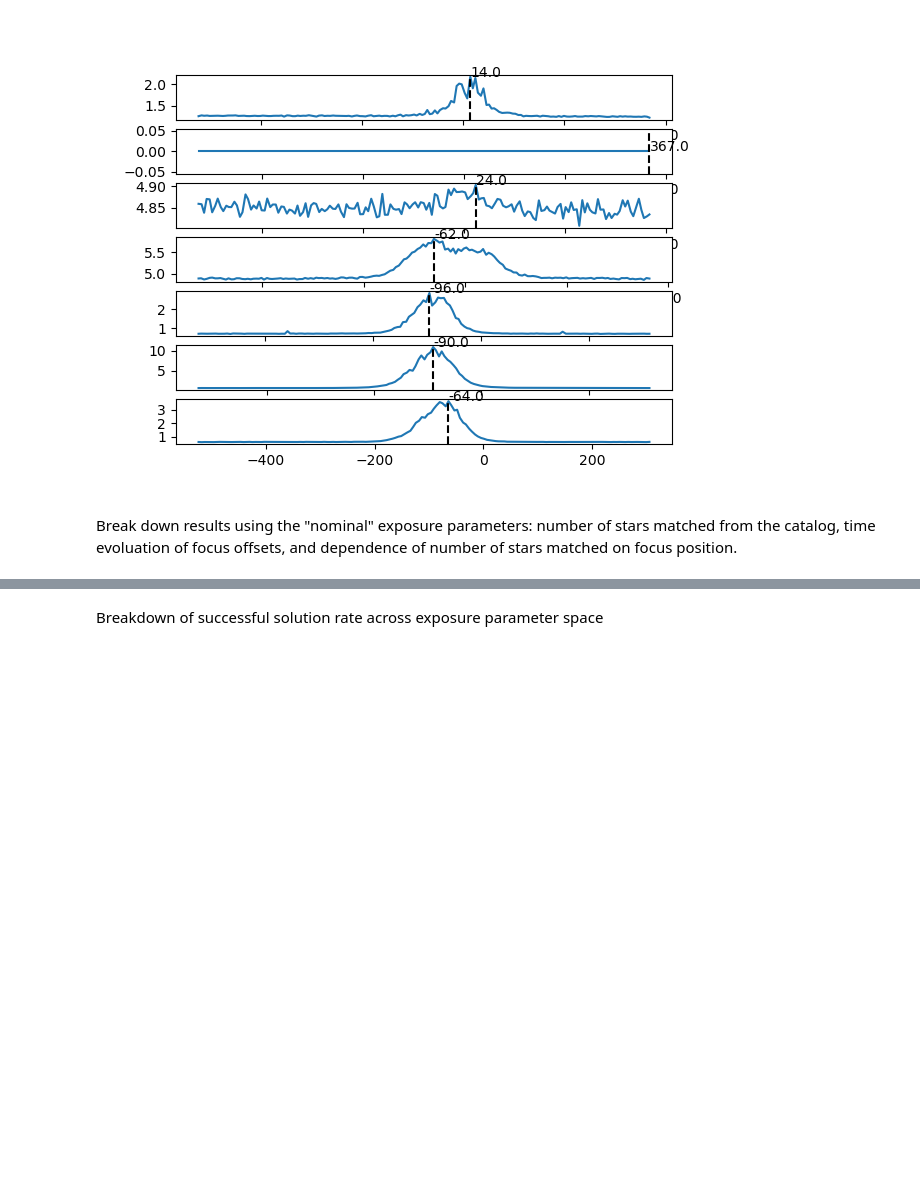
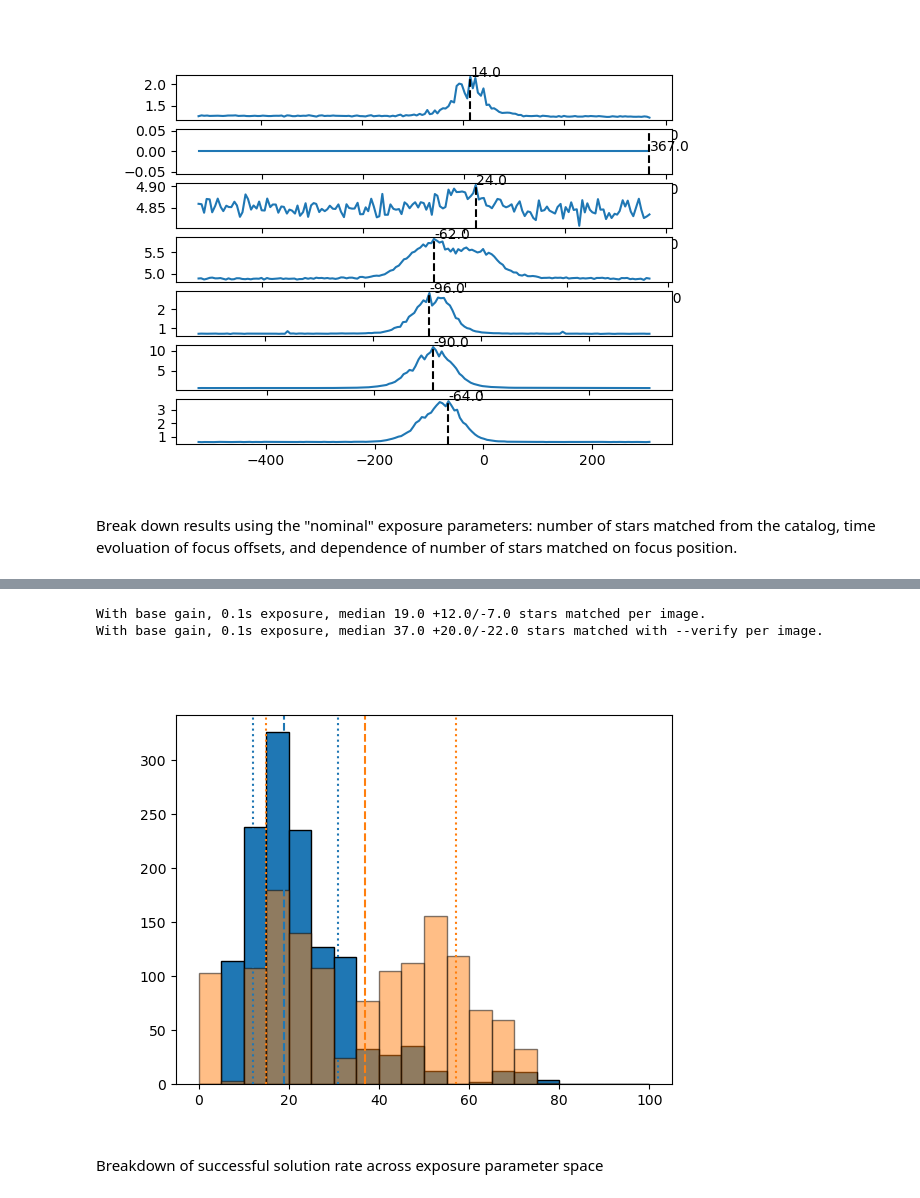
Before and after one commit to evanmayer/starcam-sim, a Jupyter notebook: pipeline/results_table_post_process.ipynb, the cells around one changed output, grey strips where cells are left out. Drawn from its saved outputs; the diff is of its cells as text; code cells hidden in the pictures; blank space fills up the shorter version.

```diff
--- a/pipeline/results_table_post_process.ipynb
+++ b/pipeline/results_table_post_process.ipynb
@@ -144,3 +184,27 @@ fig.tight_layout()
+# %%
+fig, ax = plt.subplots()
+
+binedges = np.arange(0, 105, 5)
+
+matched_med = np.nanmedian(img_table_solved[t_not_nans & default_gain & default_exp & daytime_float]['N_STARS_MATCHED'])
+ax.hist(img_table_solved[t_not_nans & default_gain & default_exp & daytime_float]['N_STARS_MATCHED'], bins=binedges, edgecolor='k')
+pct = np.nanpercentile(img_table_solved[t_not_nans & default_gain & default_exp & daytime_float]['N_STARS_MATCHED'], (16,84))
+ax.axvline(matched_med, color='C0', linestyle='--')
+ax.axvline(pct[0], color='C0', linestyle=':')
+ax.axvline(pct[1], color='C0', linestyle=':')
+print('With base gain, 0.1s exposure, median', matched_med, f'+{np.abs(pct[1] - matched_med)}/-{np.abs(matched_med - pct[0])}', 'stars matched per image.')
+
+matched_med = np.nanmedian(img_table_solved[t_not_nans & default_gain & default_exp & daytime_float]['N_STARS_REMATCHED'])
+ax.hist(img_table_solved[t_not_nans & default_gain & default_exp & daytime_float]['N_STARS_REMATCHED'], bins=binedges, edgecolor='k', alpha=0.5)
+pct = np.nanpercentile(img_table_solved[t_not_nans & default_gain & default_exp & daytime_float]['N_STARS_REMATCHED'], (16,84))
+ax.axvline(matched_med, color='C1', linestyle='--')
+ax.axvline(pct[0], color='C1', linestyle=':')
+ax.axvline(pct[1], color='C1', linestyle=':')
+print('With base gain, 0.1s exposure, median', matched_med, f'+{np.abs(pct[1] - matched_med)}/-{np.abs(matched_med - pct[0])}', 'stars matched with --verify per image.')
+# %% [output]
+With base gain, 0.1s exposure, median 19.0 +12.0/-7.0 stars matched per image.
+With base gain, 0.1s exposure, median 37.0 +20.0/-22.0 stars matched with --verify per image.
+[figure, added]
 # %% [markdown]
 Breakdown of successful solution rate across exposure parameter space
 # %%
```
Also changed, not shown: parts of 12 cells of this notebook, 6 other files.
